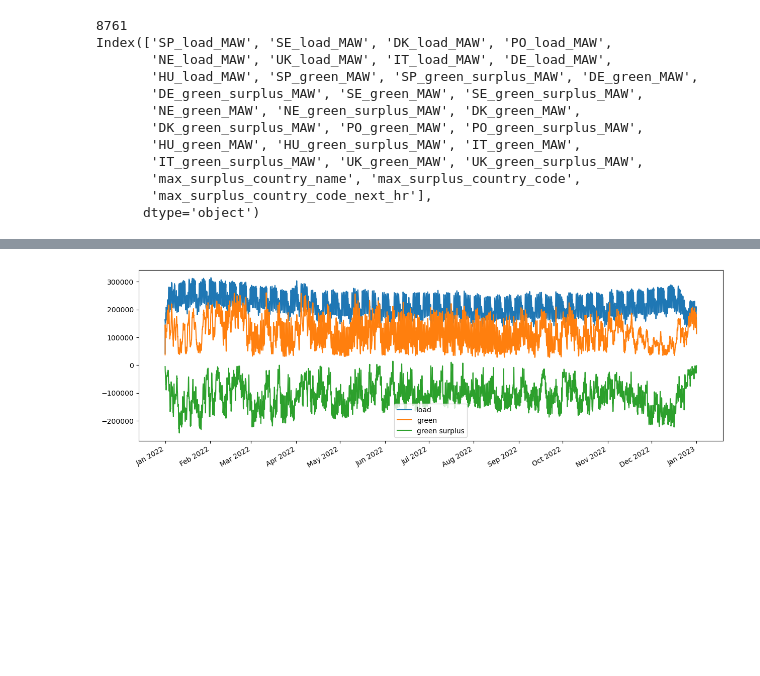
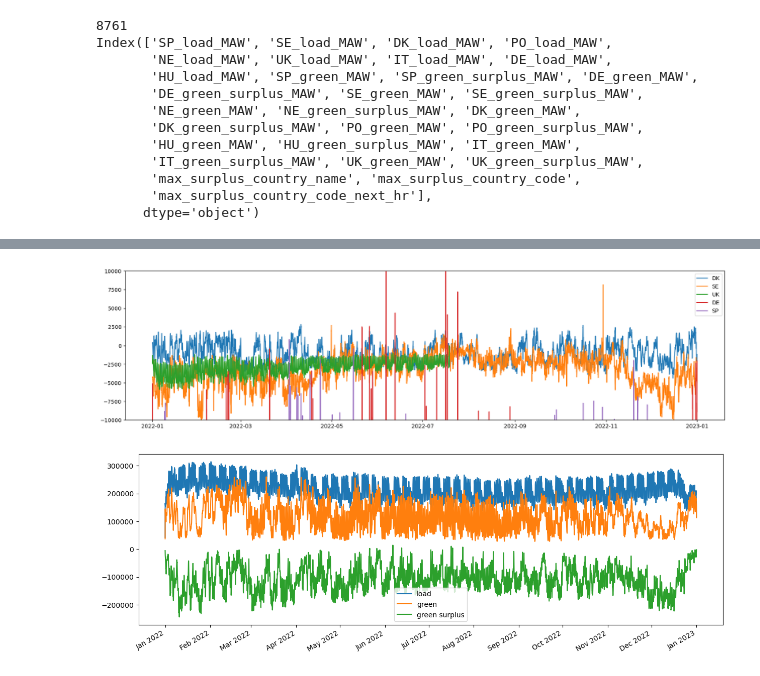
Before and after one commit to hikotei/2023_11_18-SE-Europe-Data_Challenge, a Jupyter notebook: 2023_11_20 data analysis.ipynb, the cells around one changed output, grey strips where cells are left out. Drawn from its saved outputs; the diff is of its cells as text; code cells hidden in the pictures; blank space fills up the shorter version.

```diff
--- a/2023_11_20 data analysis.ipynb
+++ b/2023_11_20 data analysis.ipynb
@@ -60,3 +152,21 @@ plt.show()
+# %%
+plt.figure(figsize=(20,5))
+
+for country in sorted_countries :
+
+    # if country in ['DE', 'SP'] :
+    #     continue
+
+    col_name = f"{country}_green_surplus_MAW"
+    data = df_simp[col_name].dropna()
+
+    plt.plot(data, label=country)
+
+plt.ylim((-10000,10000))
+plt.legend()
+plt.show()
+# %% [output]
+[figure, added]
 # %%
 plt.figure(figsize=(15,5))
 
```
Also changed, not shown: parts of 5 cells of this notebook, 1 other file.
